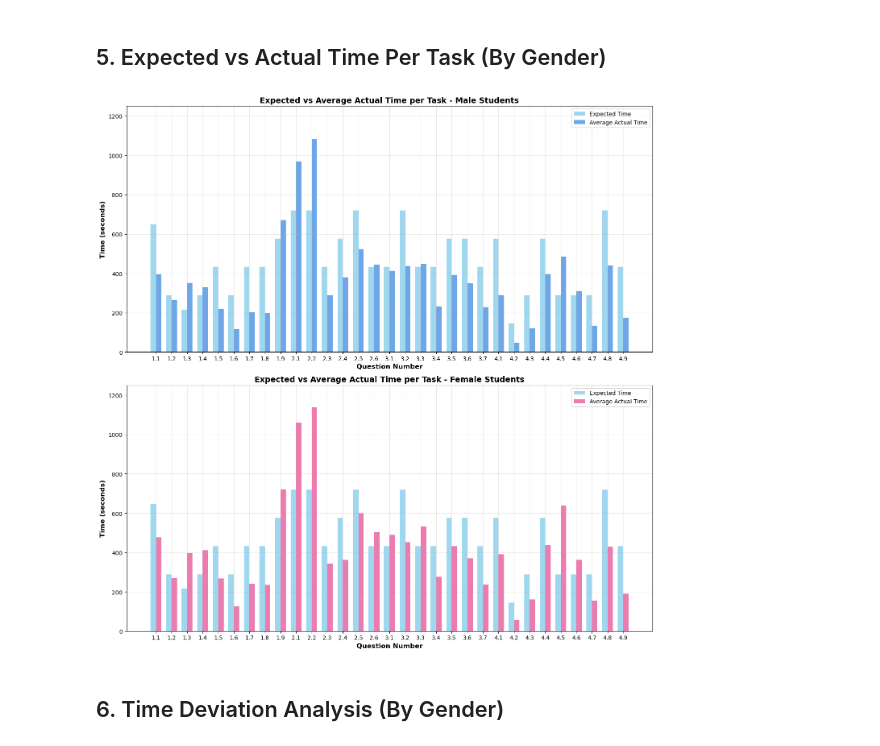
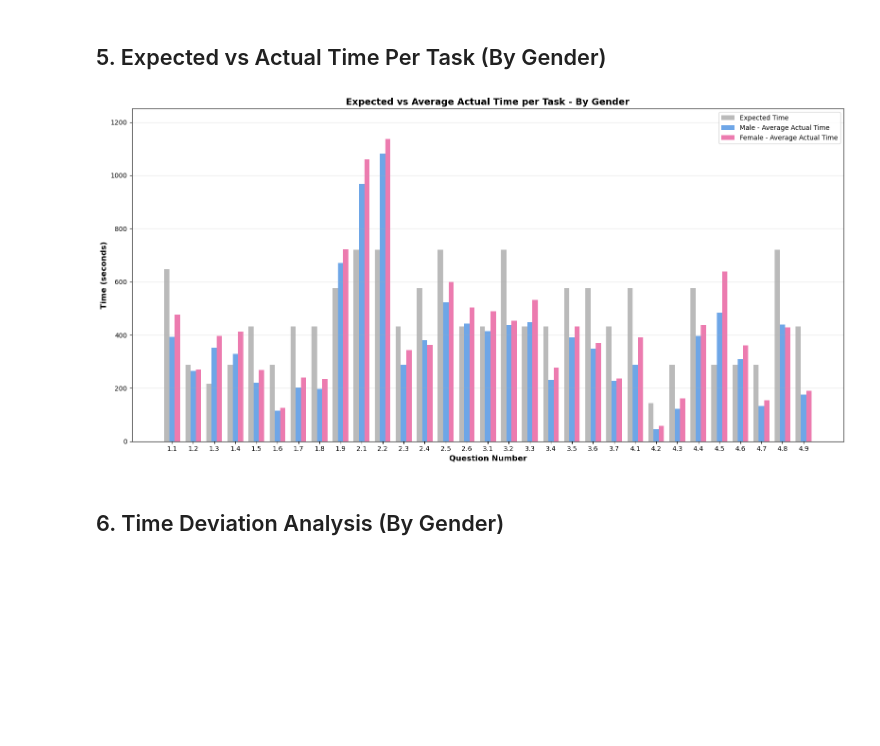
Before and after one commit to juliepe/exam_analysis_H25, a Jupyter notebook: analysis/IN1020/IN1020_2023/notebooks/4b_Time_analysis_by_gender.ipynb, the cells around one changed output. Cells and saved outputs as stored; diff of their text form; code cells hidden in the pictures; blank space fills up the shorter version.

```diff
--- a/analysis/IN1020/IN1020_2023/notebooks/4b_Time_analysis_by_gender.ipynb
+++ b/analysis/IN1020/IN1020_2023/notebooks/4b_Time_analysis_by_gender.ipynb
@@ -18,7 +18,7 @@ COLOR_COMBINED = '#6B8CAE'    # Steel blue for combined data
 COLOR_BOXPLOT = '#2C3E50'     # Dark blue-grey for boxplots
 
 # Time analysis specific colors
-COLOR_EXPECTED = '#87CEEB'    # Light blue for expected time
+COLOR_EXPECTED = '#A9A9A9'    # Dark grey for expected time
 COLOR_FAST = '#FFD700'        # Yellow for faster than expected
 COLOR_SLOW = '#FF4444'        # Red for slower than expected
 
@@ -127,67 +127,50 @@ M       10137.0  194.971407  46.319391  44.58  164.13  208.00  236.40  271.18
 # %%
 # Calculate time by task for each gender
 time_by_task_male = df_time[df_time['gender'] == 'M'].groupby('question_number').agg({
     'expected_time_per_question_sec': 'first',
     'question_duration_sec': 'mean'
 }).reset_index()
 
 time_by_task_female = df_time[df_time['gender'] == 'F'].groupby('question_number').agg({
     'expected_time_per_question_sec': 'first',
     'question_duration_sec': 'mean'
 }).reset_index()
 
 # Determine maximum y-axis value for consistent scaling
 max_expected = max(time_by_task_male['expected_time_per_question_sec'].max(),
                    time_by_task_female['expected_time_per_question_sec'].max())
 max_actual = max(time_by_task_male['question_duration_sec'].max(),
                  time_by_task_female['question_duration_sec'].max())
 y_max = max(max_expected, max_actual) * 1.1
 
-# Create plots
-fig, axes = plt.subplots(2, 1, figsize=(14, 14))
+# Create single plot with 3 bars per question
+fig, ax = plt.subplots(1, 1, figsize=(16, 8))
 
-width = 0.35
+x = time_by_task_male['question_number']
+x_pos = np.arange(len(x))
+width = 0.25  # Width of each bar
 
-# Plot 1: Male students
-x_male = time_by_task_male['question_number']
-x_pos_male = range(len(x_male))
+# Plot 3 bars for each question: expected time, male actual, female actual
+bars1 = ax.bar(x_pos - width, time_by_task_male['expected_time_per_question_sec'],
+               width, label='Expected Time', color=COLOR_EXPECTED, alpha=0.8)
+bars2 = ax.bar(x_pos, time_by_task_male['question_duration_sec'],
+               width, label='Male - Average Actual Time', color=COLOR_MALE, alpha=0.8)
+bars3 = ax.bar(x_pos + width, time_by_task_female['question_duration_sec'],
+               width, label='Female - Average Actual Time', color=COLOR_FEMALE, alpha=0.8)
 
-bars1 = axes[0].bar([i - width/2 for i in x_pos_male], time_by_task_male['expected_time_per_question_sec'],
-                   width, label='Expected Time', color='#87CEEB', alpha=0.8)
-bars2 = axes[0].bar([i + width/2 for i in x_pos_male], time_by_task_male['question_duration_sec'],
-                   width, label='Average Actual Time', color=COLOR_MALE, alpha=0.8)
-
-axes[0].set_xlabel('Question Number', fontsize=12, fontweight='bold')
-axes[0].set_ylabel('Time (seconds)', fontsize=12, fontweight='bold')
-axes[0].set_title('Expected vs Average Actual Time per Task - Male Students', fontsize=14, fontweight='bold')
-axes[0].set_xticks(x_pos_male)
-axes[0].set_xticklabels(x_male)
-axes[0].set_ylim(0, y_max)
-axes[0].legend()
-axes[0].grid(True, alpha=0.3)
-
-# Plot 2: Female students
-x_female = time_by_task_female['question_number']
-x_pos_female = range(len(x_female))
-
-bars3 = axes[1].bar([i - width/2 for i in x_pos_female], time_by_task_female['expected_time_per_question_sec'],
-                   width, label='Expected Time', color='#87CEEB', alpha=0.8)
-bars4 = axes[1].bar([i + width/2 for i in x_pos_female], time_by_task_female['question_duration_sec'],
-                   width, label='Average Actual Time', color=COLOR_FEMALE, alpha=0.8)
-
-axes[1].set_xlabel('Question Number', fontsize=12, fontweight='bold')
-axes[1].set_ylabel('Time (seconds)', fontsize=12, fontweight='bold')
-axes[1].set_title('Expected vs Average Actual Time per Task - Female Students', fontsize=14, fontweight='bold')
-axes[1].set_xticks(x_pos_female)
-axes[1].set_xticklabels(x_female)
-axes[1].set_ylim(0, y_max)
-axes[1].legend()
-axes[1].grid(True, alpha=0.3)
+ax.set_xlabel('Question Number', fontsize=12, fontweight='bold')
+ax.set_ylabel('Time (seconds)', fontsize=12, fontweight='bold')
+ax.set_title('Expected vs Average Actual Time per Task - By Gender', fontsize=14, fontweight='bold')
+ax.set_xticks(x_pos)
+ax.set_xticklabels(x)
+ax.set_ylim(0, y_max)
+ax.legend()
+ax.grid(True, alpha=0.3, axis='y')
 
 plt.tight_layout()
 plt.show()
 # %% [output]
-[figure, old version]
+[figure, new version]
 # %% [markdown]
 ## 6. Time Deviation Analysis (By Gender)
 # %%
```
Also changed, not shown: parts of 2 cells of this notebook, 17 other files.
